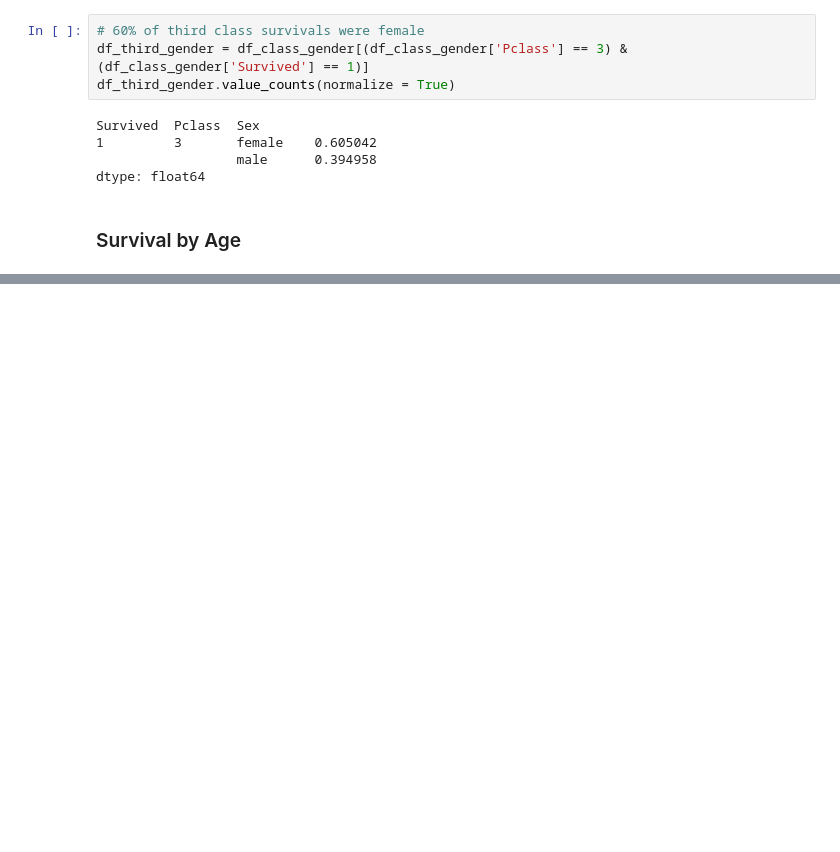
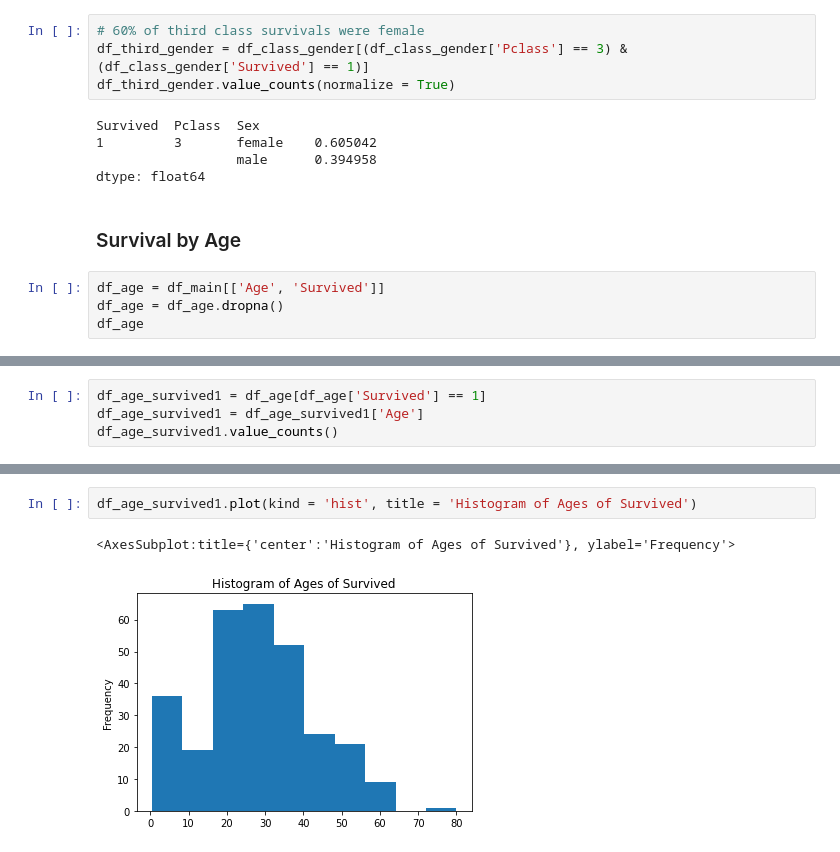
Before and after one commit to AmitSamra/Titanic, a Jupyter notebook: Titanic.ipynb, the cells around one changed output, grey strips where cells are left out. Cells and saved outputs as stored; diff of their text form; blank space fills up the shorter version.

```diff
--- a/Titanic.ipynb
+++ b/Titanic.ipynb
@@ -362,3 +362,7 @@ Survived  Pclass  Sex
 dtype: float64
 # %% [markdown]
 ### Survival by Age
+# %%
+df_age = df_main[['Age', 'Survived']]
+df_age = df_age.dropna()
+df_age
@@ -364,0 +383,4 @@ dtype: float64
+# %%
+df_age_survived1 = df_age[df_age['Survived'] == 1]
+df_age_survived1 = df_age_survived1['Age']
+df_age_survived1.value_counts()
@@ -364,0 +400,5 @@ dtype: float64
+# %%
+df_age_survived1.plot(kind = 'hist', title = 'Histogram of Ages of Survived')
+# %% [output]
+<AxesSubplot:title={'center':'Histogram of Ages of Survived'}, ylabel='Frequency'>
+[figure, added]
```
Also changed, not shown: parts of 7 cells of this notebook.
